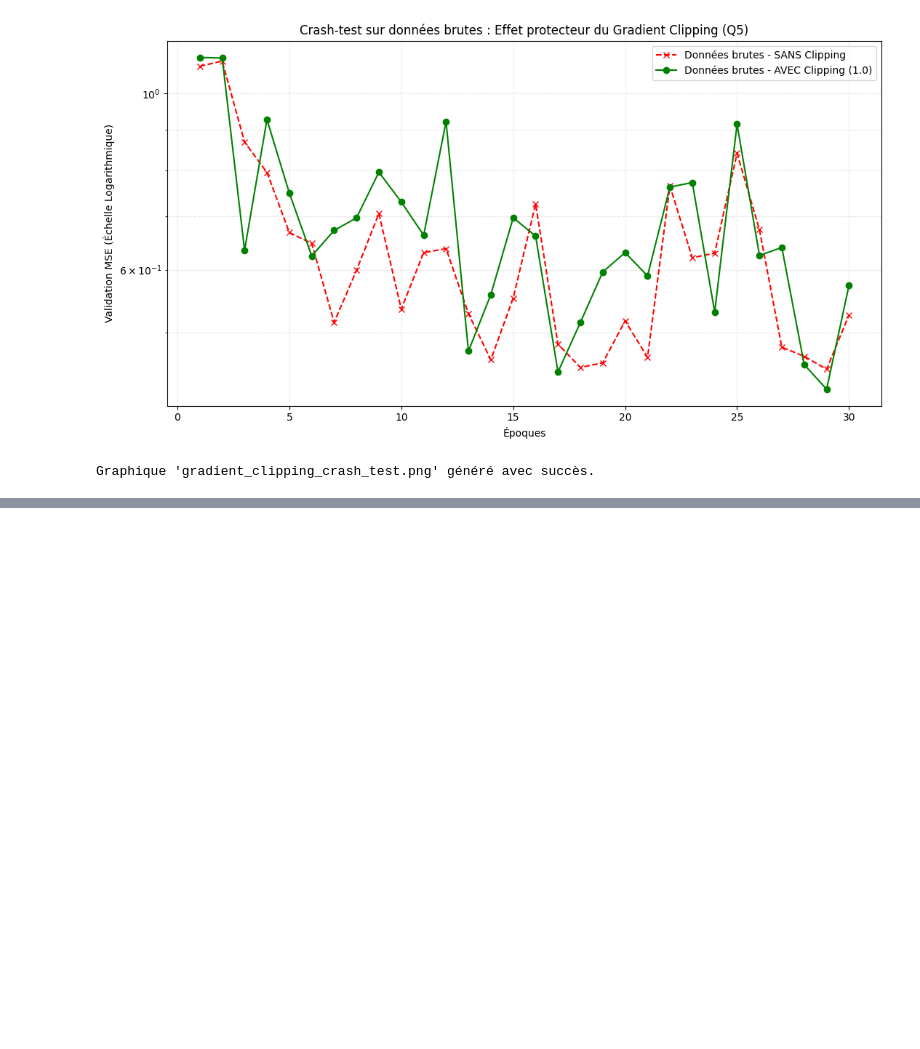
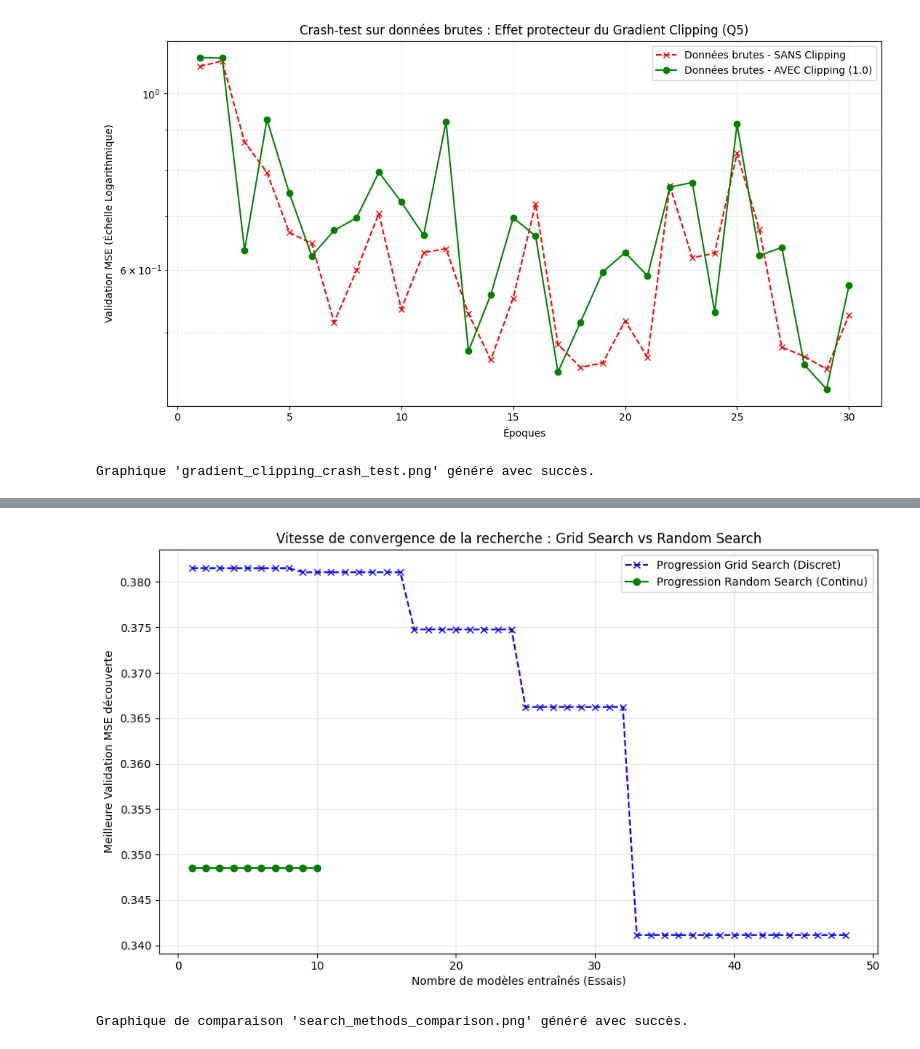
Before and after one commit to Oumaima036/DEEP_LEARNINGTP1, a Jupyter notebook: ex1.ipynb, the cells around one changed output, grey strips where cells are left out. Saved outputs shown, nothing was run; the diff lists cells and outputs as text; code cells hidden in the pictures; blank space fills up the shorter version.

```diff
--- a/ex1.ipynb
+++ b/ex1.ipynb
@@ -780,0 +1176,32 @@ Graphique 'gradient_clipping_crash_test.png' généré avec succès.
+# %%
+
+gs_losses = gs_results.sort_index()['val_mse'].values
+gs_best_trajectory = np.minimum.accumulate(gs_losses)
+
+# 2. Extraction et calcul du minimum cumulé pour le Random Search
+# On trie par le numéro du 'trial' pour respecter l'ordre chronologique des tirages aléatoires
+rs_losses = rs_results.sort_values('trial')['val_mse'].values
+rs_best_trajectory = np.minimum.accumulate(rs_losses)
+
+# 3. Tracé du graphique comparatif des performances cumulées
+plt.figure(figsize=(10, 6))
+
+# Trajectoire du Grid Search (limité aux 10 premiers pour s'aligner sur le nombre d'essais du Random Search, ou afficher tout)
+plt.plot(range(1, len(gs_best_trajectory) + 1), gs_best_trajectory, label='Progression Grid Search (Discret)', color='blue', linestyle='--', marker='x')
+plt.plot(range(1, len(rs_best_trajectory) + 1), rs_best_trajectory, label='Progression Random Search (Continu)', color='green', linestyle='-', marker='o')
+
+plt.xlabel('Nombre de modèles entraînés (Essais)')
+plt.ylabel('Meilleure Validation MSE découverte')
+plt.title('Vitesse de convergence de la recherche : Grid Search vs Random Search')
+plt.legend()
+plt.grid(True, alpha=0.3)
+
+# Ajustement et sauvegarde de l'image réglementaire au format PNG (DPI=120)
+plt.tight_layout()
+plt.savefig('search_methods_comparison.png', dpi=120)
+plt.show()
+
+print("Graphique de comparaison 'search_methods_comparison.png' généré avec succès.")
+# %% [output]
+[figure, added]
+Graphique de comparaison 'search_methods_comparison.png' généré avec succès.
```
Also changed, not shown: parts of 11 cells of this notebook, 15 other files.
